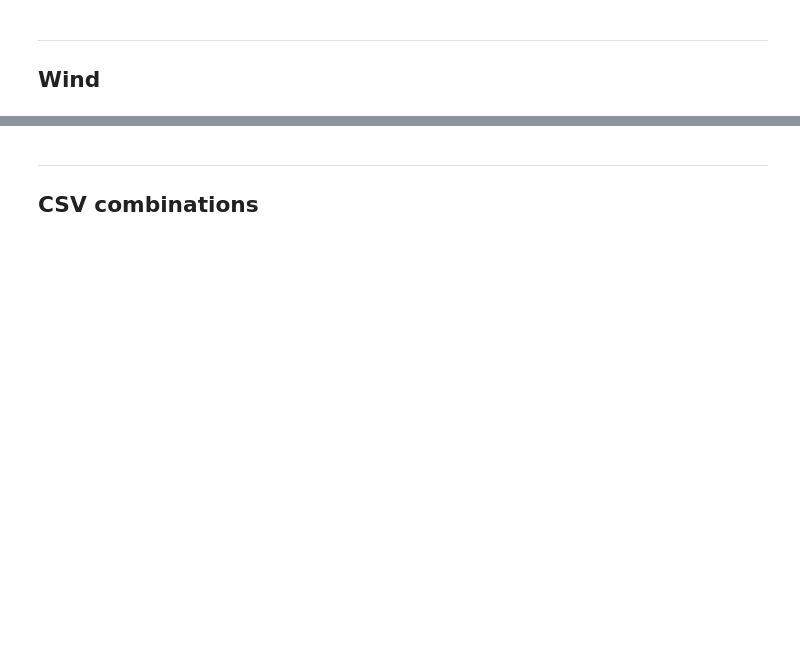
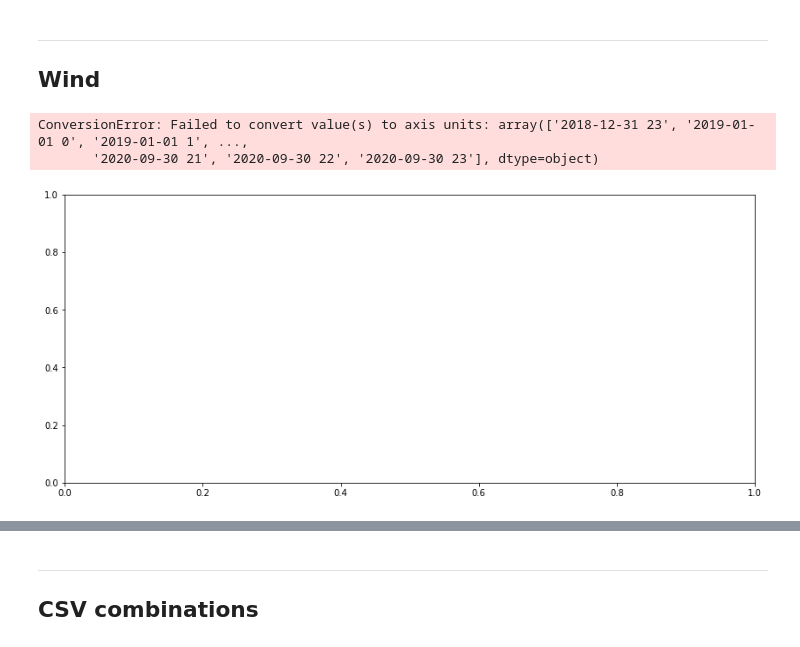
Before and after one commit to Windbenders/capstone_energy, a Jupyter notebook: notebooks/notebook_Katrin.ipynb, the cells around one changed output, grey strips where cells are left out. Drawn from its saved outputs; the diff is of its cells as text; code cells hidden in the pictures; blank space fills up the shorter version.

```diff
--- a/notebooks/notebook_Katrin.ipynb
+++ b/notebooks/notebook_Katrin.ipynb
@@ -623,3 +1091,7 @@ speedy_groupby_hour
 # %%
 plt.figure(figsize=(14,6))
-#plt.plot(speedy_groupby_hour)
+plt.plot(speedy_groupby_hour['windspeed_ms'])
+# %% [output]
+ConversionError: Failed to convert value(s) to axis units: array(['2018-12-31 23', '2019-01-01 0', '2019-01-01 1', ...,
+       '2020-09-30 21', '2020-09-30 22', '2020-09-30 23'], dtype=object)
+[figure, added]
```
Also changed, not shown: parts of 154 cells of this notebook, 1 other file.
